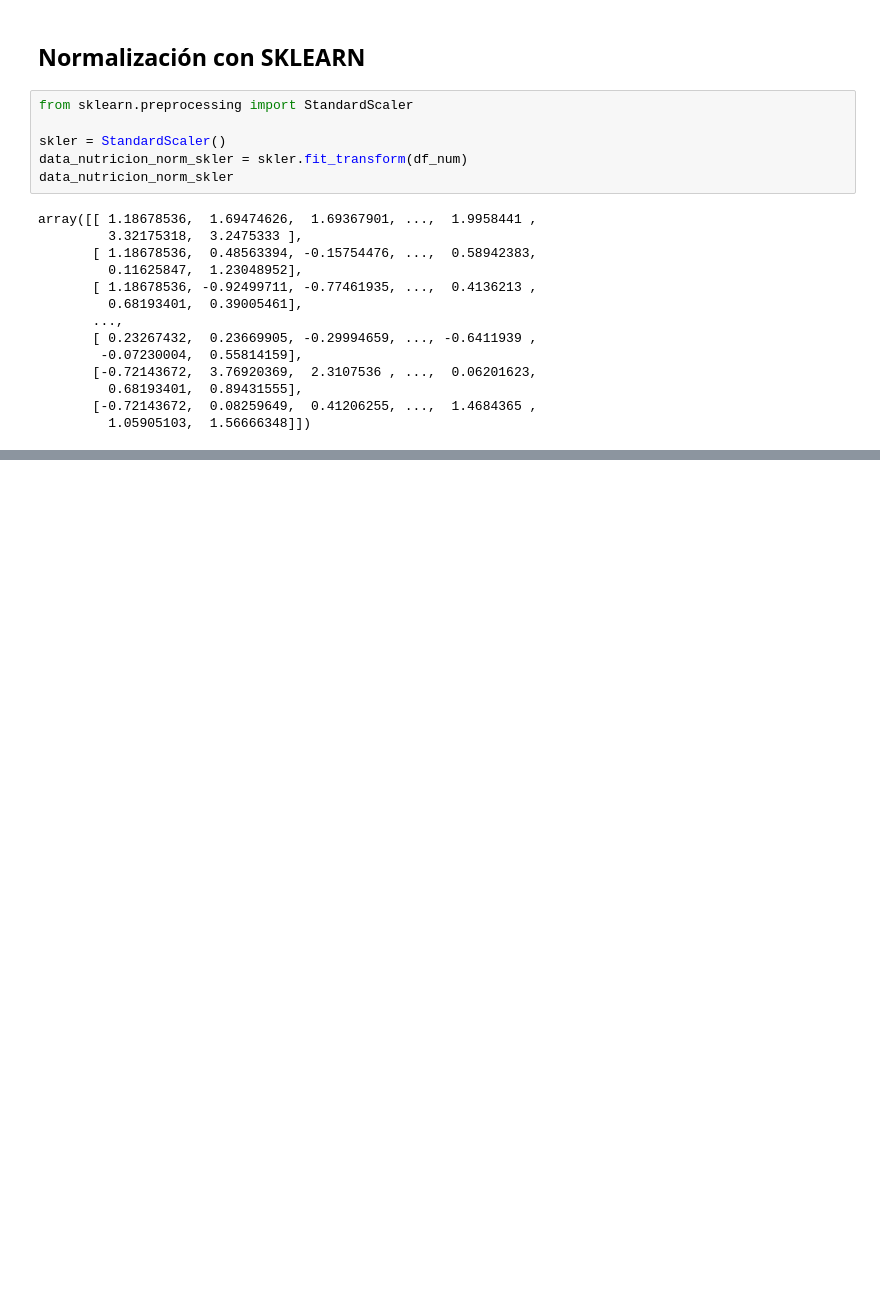
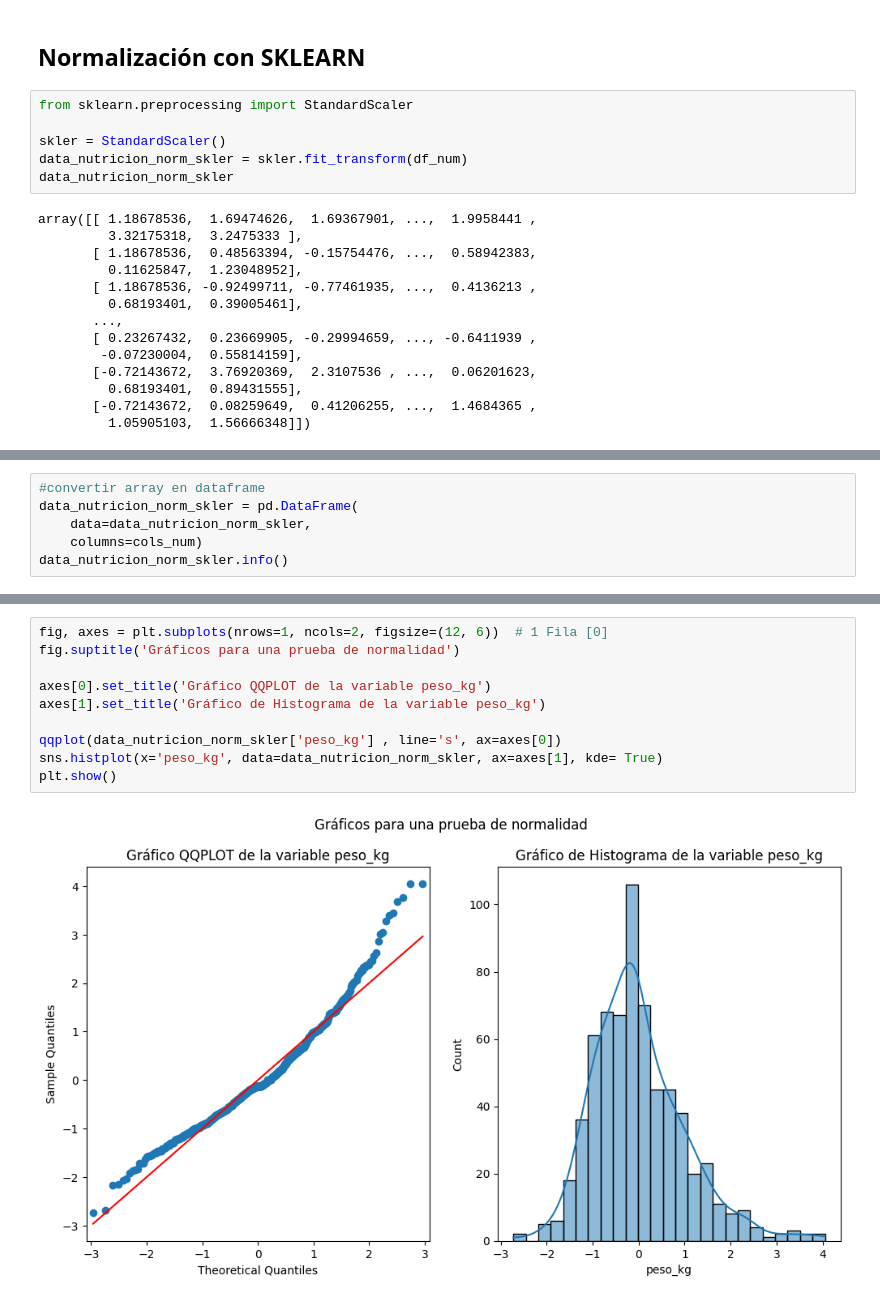
Before and after one commit to gcontrerasx/Ciencia-de-Datos-y-ML-con-Python, a Jupyter notebook: M2_Proyecto_No_3_Inferencial.ipynb, the cells around one changed output, grey strips where cells are left out. Saved outputs shown, nothing was run; the diff lists cells and outputs as text; blank space fills up the shorter version.

```diff
--- a/M2_Proyecto_No_3_Inferencial.ipynb
+++ b/M2_Proyecto_No_3_Inferencial.ipynb
@@ -415,0 +422,6 @@ array([[ 1.18678536,  1.69474626,  1.69367901, ...,  1.9958441 ,
+# %%
+#convertir array en dataframe
+data_nutricion_norm_skler = pd.DataFrame(
+    data=data_nutricion_norm_skler,
+    columns=cols_num)
+data_nutricion_norm_skler.info()
@@ -415,0 +446,12 @@ array([[ 1.18678536,  1.69474626,  1.69367901, ...,  1.9958441 ,
+# %%
+fig, axes = plt.subplots(nrows=1, ncols=2, figsize=(12, 6))  # 1 Fila [0]
+fig.suptitle('Gráficos para una prueba de normalidad')
+
+axes[0].set_title('Gráfico QQPLOT de la variable peso_kg')
+axes[1].set_title('Gráfico de Histograma de la variable peso_kg')
+
+qqplot(data_nutricion_norm_skler['peso_kg'] , line='s', ax=axes[0])
+sns.histplot(x='peso_kg', data=data_nutricion_norm_skler, ax=axes[1], kde= True)
+plt.show()
+# %% [output]
+[figure, added]
```
Also changed, not shown: parts of 3 cells of this notebook.
